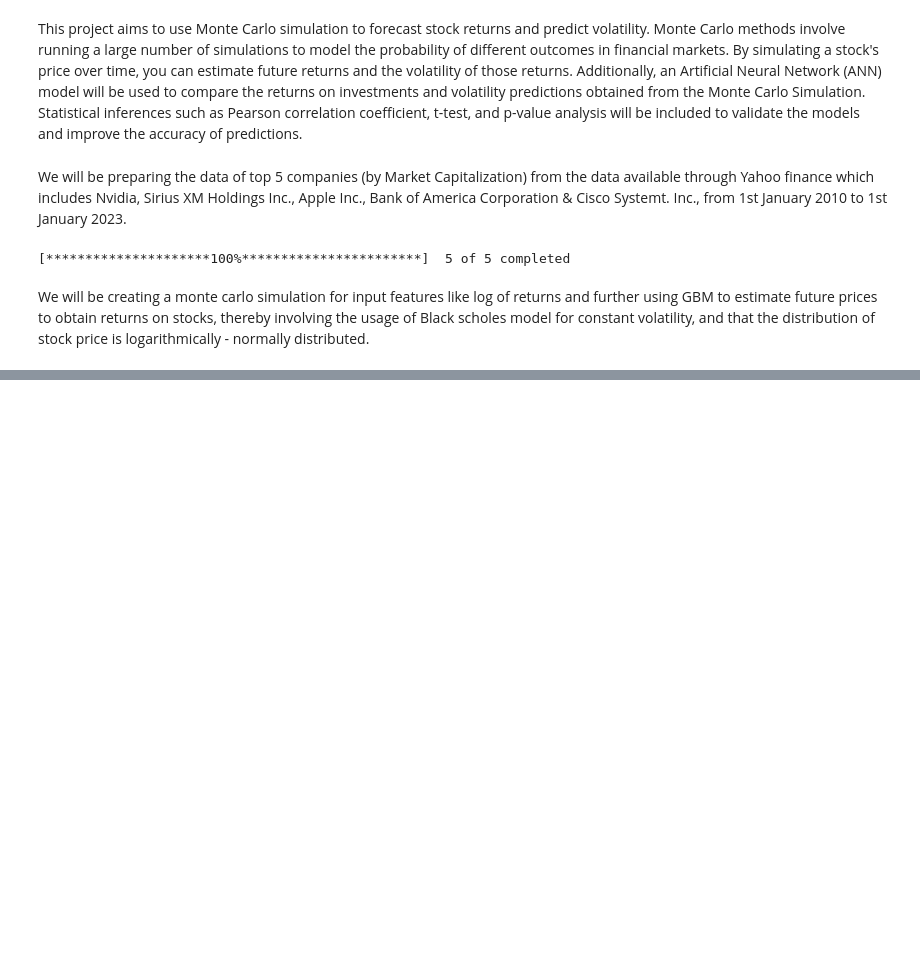
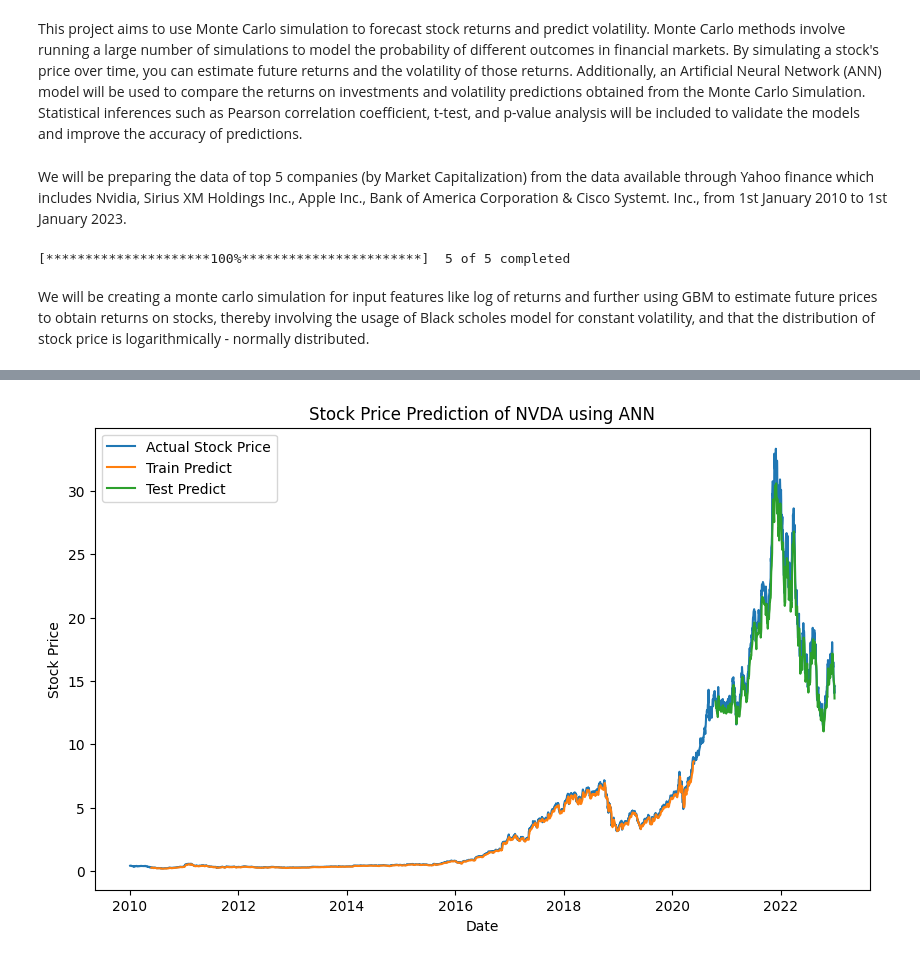
Before and after one commit to Sankarshan03/Monte-Carlo-Simulation-based-Stock-price-prediction, a Jupyter notebook: MCS_ANN_ROI_VOLATILITY.ipynb, the cells around one changed output, grey strips where cells are left out. Cells and saved outputs as stored; diff of their text form; code cells hidden in the pictures; blank space fills up the shorter version.

```diff
--- a/MCS_ANN_ROI_VOLATILITY.ipynb
+++ b/MCS_ANN_ROI_VOLATILITY.ipynb
@@ -53,0 +54,88 @@ for ticker in tickers:
+# %%
+from sklearn.preprocessing import MinMaxScaler
+from sklearn.metrics import mean_squared_error
+from scipy.stats import pearsonr, ttest_ind
+import tensorflow as tf
+from tensorflow.keras.models import Sequential # type: ignore
+from tensorflow.keras.layers import Dense  # type: ignore
+from tensorflow.keras.layers import LSTM  # type: ignore
+# ANN for Stock Price Prediction
+# ANN for Stock Price Prediction
+def create_dataset(data, time_step=1):
+    X, Y = [], []
+    for i in range(len(data) - time_step - 1):
+        a = data[i:(i + time_step), 0]
+        X.append(a)
+        Y.append(data[i + time_step, 0])
+    return np.array(X), np.array(Y)
+
+# Training and testing the ANN model for each stock
+for ticker in tickers:
+    scaler = MinMaxScaler()
+    scaled_data = scaler.fit_transform(data[ticker].values.reshape(-1, 1))
+
+    train_size = int(len(scaled_data) * 0.8)
+    train_data, test_data = scaled_data[:train_size], scaled_data[train_size:]
+
+    time_step = 100
+    X_train, Y_train = create_dataset(train_data, time_step)
+    X_test, Y_test = create_dataset(test_data, time_step)
+
+    X_train = X_train.reshape(X_train.shape[0], X_train.shape[1], 1)
+    X_test = X_test.reshape(X_test.shape[0], X_test.shape[1], 1)
+
+    model = Sequential()
+    model.add(LSTM(50, return_sequences=True, input_shape=(time_step, 1)))
+    model.add(LSTM(50, return_sequences=False))
+    model.add(Dense(25))
+    model.add(Dense(1))
+    model.compile(optimizer='adam', loss='mean_squared_error')
+
+    model.fit(X_train, Y_train, validation_data=(X_test, Y_test), epochs=50, batch_size=64, verbose=1)
+
+    train_predict = model.predict(X_train)
+    test_predict = model.predict(X_test)
+
+    # Reshape for inverse transform
+    train_predict = train_predict.reshape(-1, 1)
+    test_predict = test_predict.reshape(-1, 1)
+    Y_train = Y_train.reshape(-1, 1)
+    Y_test = Y_test.reshape(-1, 1)
+
+    train_predict = scaler.inverse_transform(train_predict)
+    test_predict = scaler.inverse_transform(test_predict)
+    Y_train = scaler.inverse_transform(Y_train)
+    Y_test = scaler.inverse_transform(Y_test)
+
+    # Plot the results
+    plt.figure(figsize=(10, 6))
+    plt.plot(data[ticker].index, data[ticker], label='Actual Stock Price')
+    plt.plot(data[ticker].index[time_step:len(train_predict)+time_step], train_predict, label='Train Predict')
+    plt.plot(data[ticker].index[len(train_predict)+(time_step*2)+1:len(train_predict)+(time_step*2)+1+len(test_predict)], test_predict, label='Test Predict')
+    plt.xlabel('Date')
+    plt.ylabel('Stock Price')
+    plt.title(f'Stock Price Prediction of {ticker} using ANN')
+    plt.legend()
+    plt.show()
+
+    # Statistical Analysis
+    actual_prices = data[ticker][len(train_predict)+(time_step*2)+1:len(train_predict)+(time_step*2)+1+len(test_predict)].values
+    predicted_prices = test_predict.flatten()
+
+    correlation, _ = pearsonr(actual_prices, predicted_prices)
+    print(f'Pearson Correlation Coefficient for {ticker}: {correlation:.4f}')
+
+    t_stat, p_value = ttest_ind(actual_prices, predicted_prices)
+    print(f'T-Test Statistic for {ticker}: {t_stat:.4f}, P-Value: {p_value:.4f}')
+
+    mse = mean_squared_error(actual_prices, predicted_prices)
+    print(f'Mean Squared Error (MSE) of ANN Predictions for {ticker}: {mse:.4f}')
+
+    # Plot correlation
+    plt.figure(figsize=(10, 6))
+    plt.scatter(actual_prices, predicted_prices, alpha=0.5)
+    plt.xlabel('Actual Prices')
+    plt.ylabel('Predicted Prices')
+    plt.title(f'Actual vs. Predicted Stock Prices for {ticker}')
+    plt.show()
+# %% [output]
@@ -53,0 +160 @@ for ticker in tickers:
+[figure, added]
```
Also changed, not shown: parts of 2 cells of this notebook.
